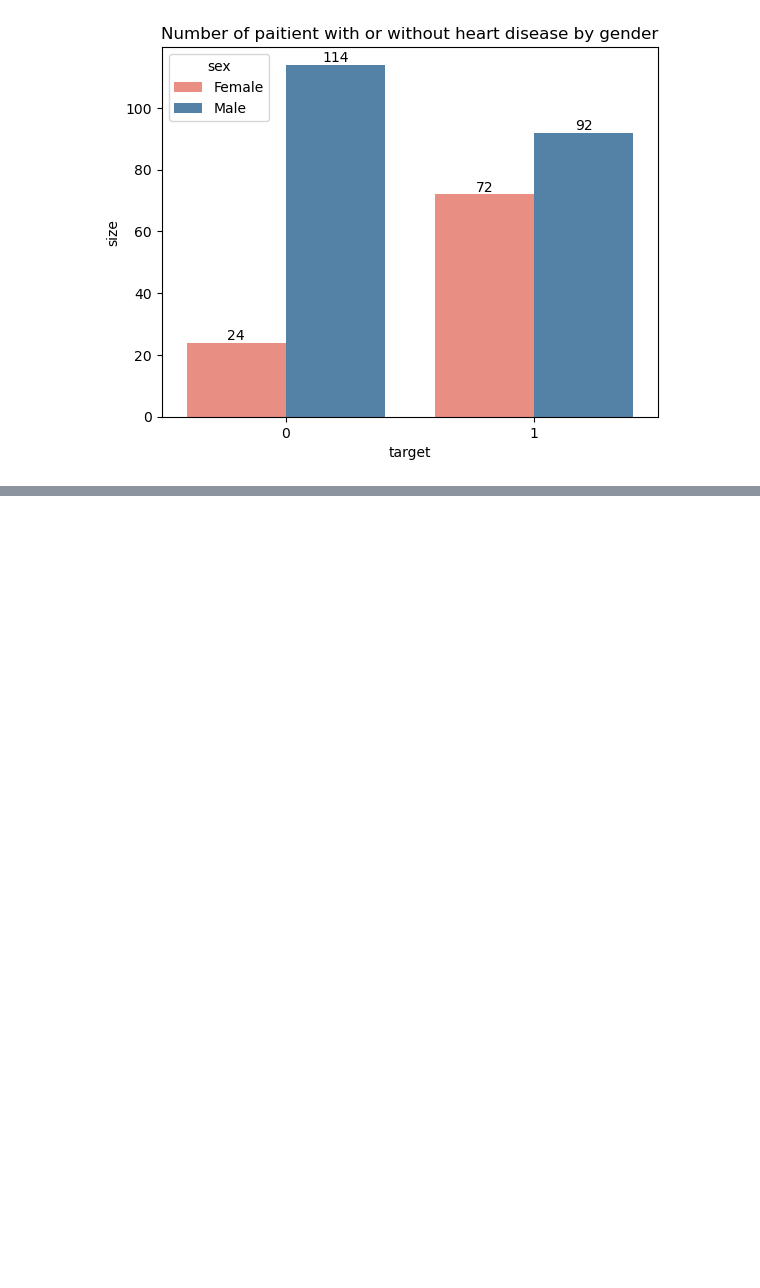
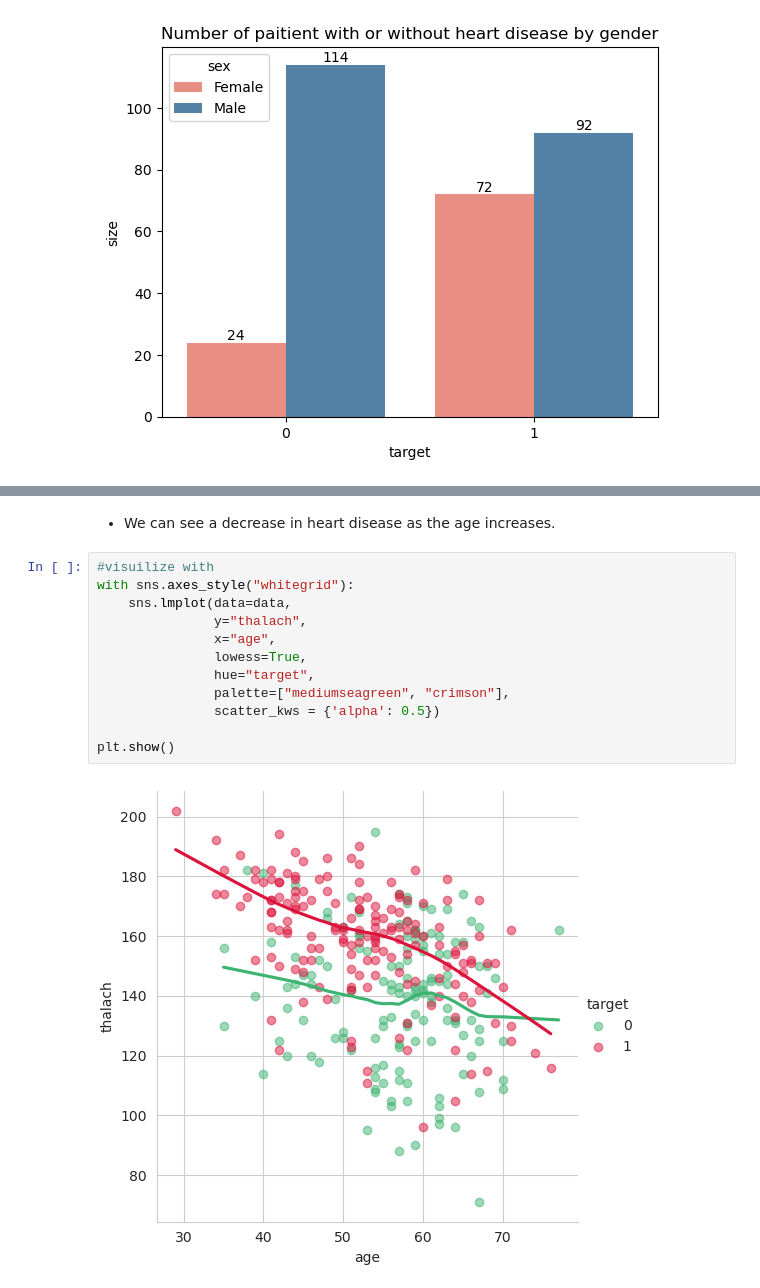
Before and after one commit to AkshilShah21/heart-disease-project, a Jupyter notebook: heart_disease.ipynb, the cells around one changed output, grey strips where cells are left out. Cells and saved outputs as stored; diff of their text form; blank space fills up the shorter version.

```diff
--- a/heart_disease.ipynb
+++ b/heart_disease.ipynb
@@ -195,0 +288,16 @@ plt.show()
+# %% [markdown]
+- We can see a decrease in heart disease as the age increases.
+# %%
+#visuilize with
+with sns.axes_style("whitegrid"):
+    sns.lmplot(data=data,
+               y="thalach",
+               x="age",
+               lowess=True,
+               hue="target",
+               palette=["mediumseagreen", "crimson"],
+               scatter_kws = {'alpha': 0.5})
+
+plt.show()
+# %% [output]
+[figure, added]
```
Also changed, not shown: parts of 16 cells of this notebook, 1 other file.
